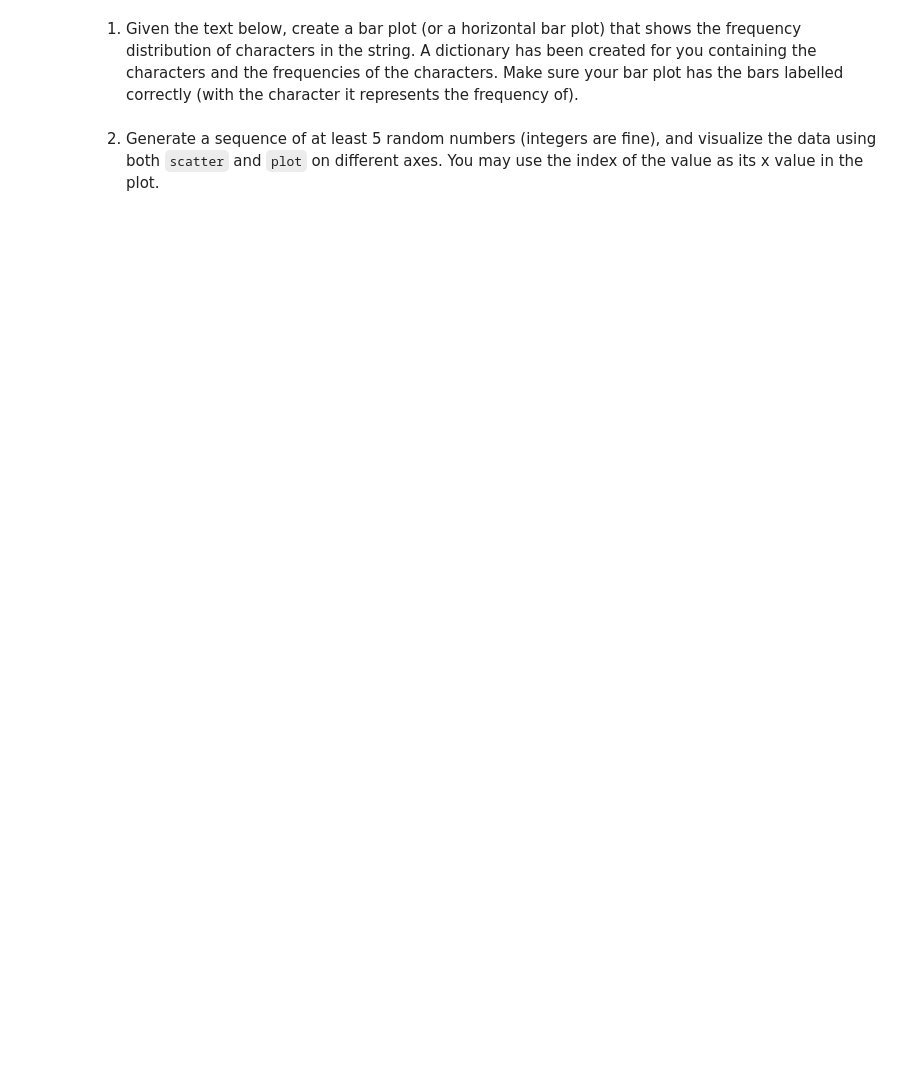
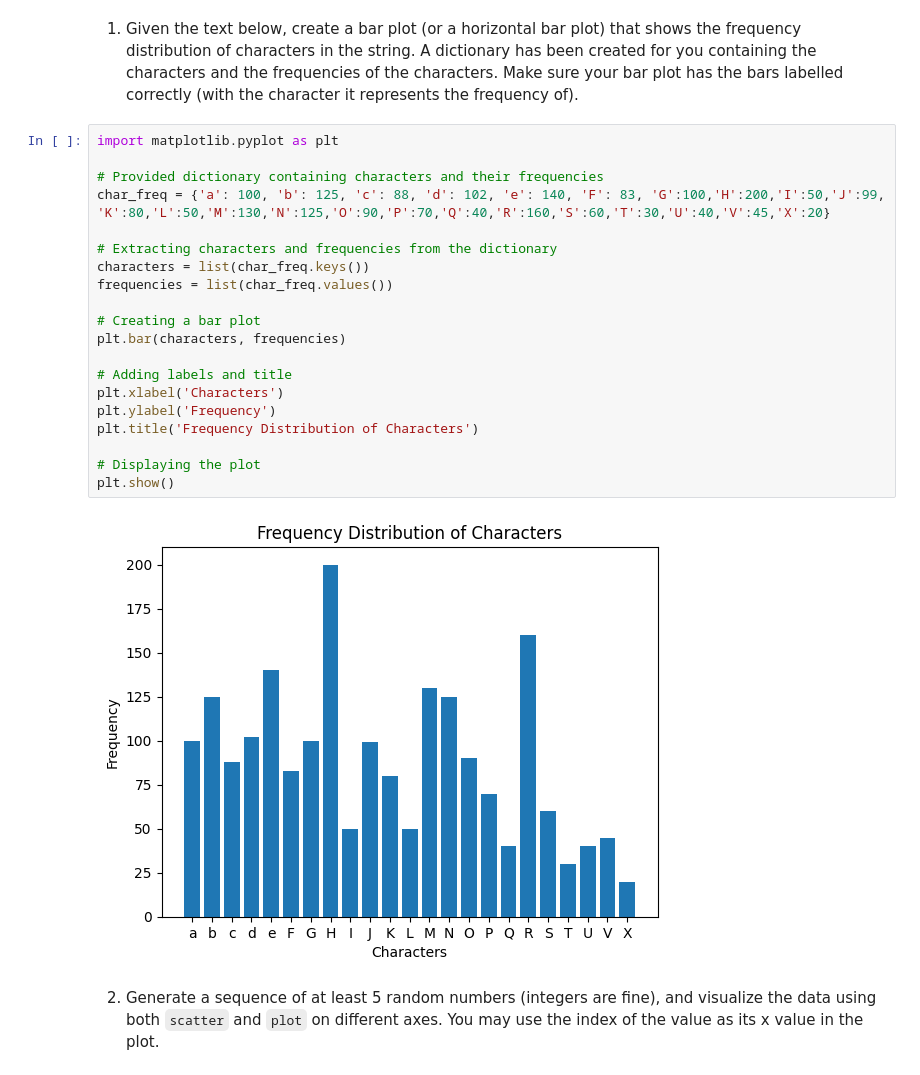
Before and after one commit to Habtom1999/PyPlot, a Jupyter notebook: pyplot.ipynb, the cells around one changed output. Drawn from its saved outputs; the diff is of its cells as text; blank space fills up the shorter version.

```diff
--- a/pyplot.ipynb
+++ b/pyplot.ipynb
@@ -16,5 +52,27 @@ For all of these questions, your plots must have an appropriate title and labele
 1. Given the text below, create a bar plot (or a horizontal bar plot) that shows the frequency distribution of characters in the string.
 A dictionary has been created for you containing the characters and the frequencies of the characters.
 Make sure your bar plot has the bars labelled correctly (with the character it represents the frequency of).
+# %%
+import matplotlib.pyplot as plt
+
+# Provided dictionary containing characters and their frequencies
+char_freq = {'a': 100, 'b': 125, 'c': 88, 'd': 102, 'e': 140, 'F': 83, 'G':100,'H':200,'I':50,'J':99, 'K':80,'L':50,'M':130,'N':125,'O':90,'P':70,'Q':40,'R':160,'S':60,'T':30,'U':40,'V':45,'X':20}
+
+# Extracting characters and frequencies from the dictionary
+characters = list(char_freq.keys())
+frequencies = list(char_freq.values())
+
+# Creating a bar plot
+plt.bar(characters, frequencies)
+
+# Adding labels and title
+plt.xlabel('Characters')
+plt.ylabel('Frequency')
+plt.title('Frequency Distribution of Characters')
+
+# Displaying the plot
+plt.show()
+# %% [output]
+[figure, added]
 # %% [markdown]
 2. Generate a sequence of at least 5 random numbers (integers are fine), and visualize the data using both `scatter` and `plot` on different axes.  You may use the index of the value as its x value in the plot.
```
Also changed, not shown: parts of 3 cells of this notebook.
